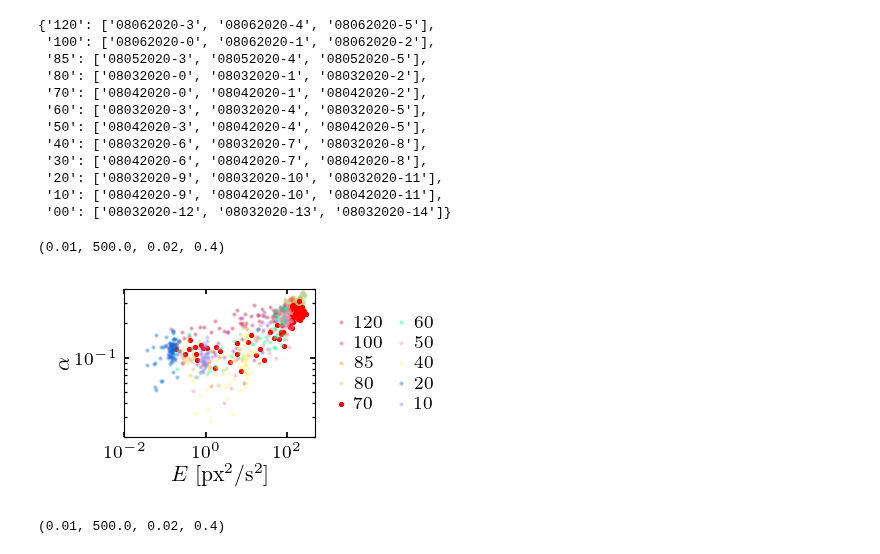
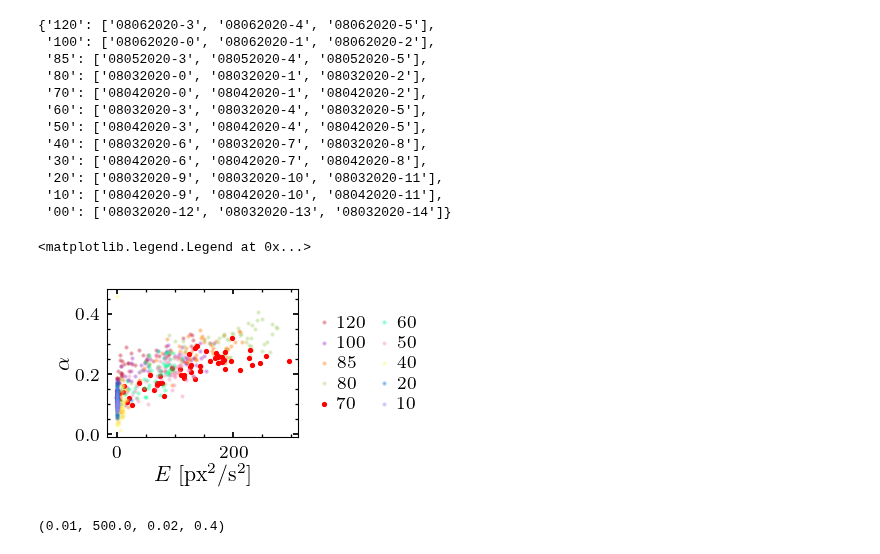
Before and after one commit to ZLoverty/Python, a Jupyter notebook: Correlation/src/Figures.ipynb, the cells around one changed output. Saved outputs shown, nothing was run; the diff lists cells and outputs as text; code cells hidden in the pictures.

```diff
--- a/Correlation/src/Figures.ipynb
+++ b/Correlation/src/Figures.ipynb
@@ -607,35 +607,35 @@ dirs
 # %%
 count = 0
 for kw in dirs:
     if kw != '00' and kw != '30':
         d = dirs[kw][0]
         date, num = d.split('-')
         ############
-        folder = r'E:\moreData\{}'.format(date)
+        folder = r'D:\density_fluctuations\{}'.format(date)
         n = int(num)
         ############
         eo_folder = os.path.join(folder, 'energy_order\{:02d}'.format(n))
         df_folder = os.path.join(folder, 'df2_kinetics\{:02d}'.format(n))
         i_folder = os.path.join(folder, 'overall_intensity\{:02d}'.format(n))
         eo_data = pd.read_csv(os.path.join(eo_folder, 'energy_order.csv'))
         k_data = pd.read_csv(os.path.join(df_folder, 'kinetics_data.csv'))
         i_data = pd.read_csv(os.path.join(i_folder, 'intensity.csv'))
         ea_data = rearrange_energy_alpha(k_data, i_data, eo_data)
         if kw == '70':
             plt.scatter(ea_data['energy'], ea_data['alpha'], s=2, color='red',
                         label=kw)
         else:
             plt.scatter(ea_data['energy'], ea_data['alpha'], s=1, color=wowcolor(count),
                         label=kw, alpha=0.3)
         count += 1
 plt.xlabel('$E$ [px$^2$/s$^2$]')
 plt.ylabel('$\\alpha$')
 plt.legend(loc='right', bbox_to_anchor=(1.7, 0.5), ncol=2)
-plt.loglog()
-plt.axis([0.01, 500, 0.02, 0.4])
+# plt.loglog()
+# plt.axis([0.01, 500, 0.02, 0.4])
 # %% [output]
-(0.01, 500.0, 0.02, 0.4)
+<matplotlib.legend.Legend at 0x...>
-[figure, old version]
+[figure, new version]
 # %%
 count = 0
 for kw in dirs:
```
Also changed, not shown: 1 other file.
